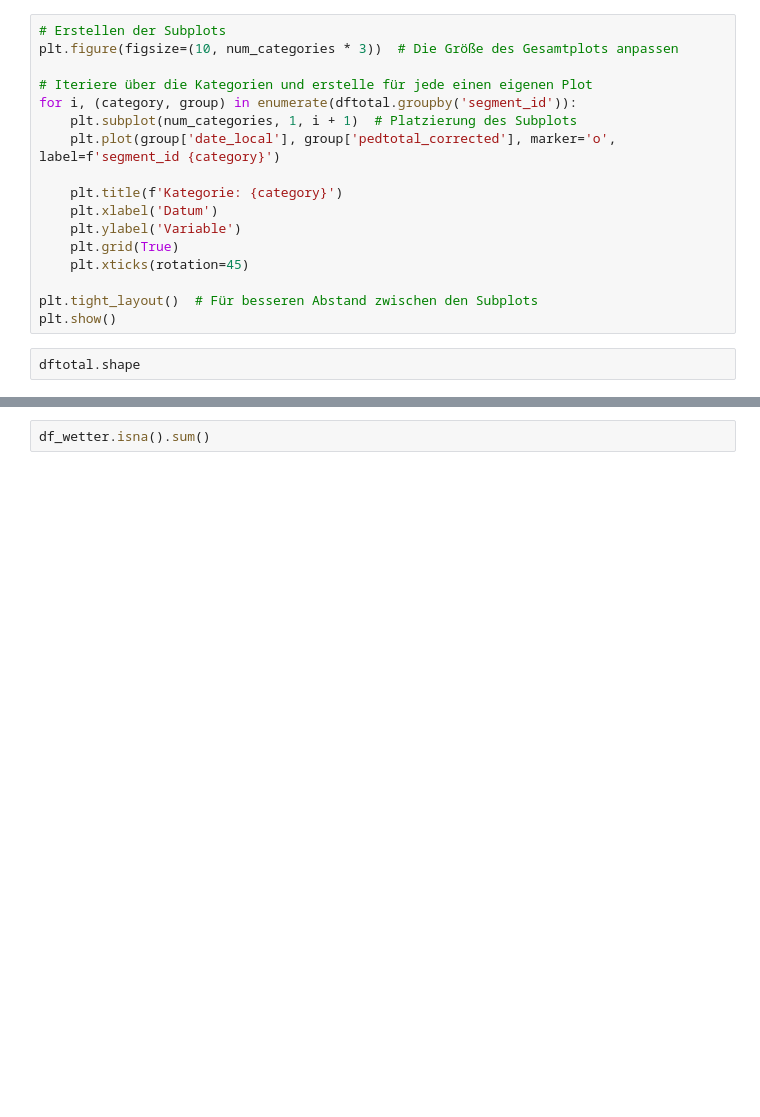
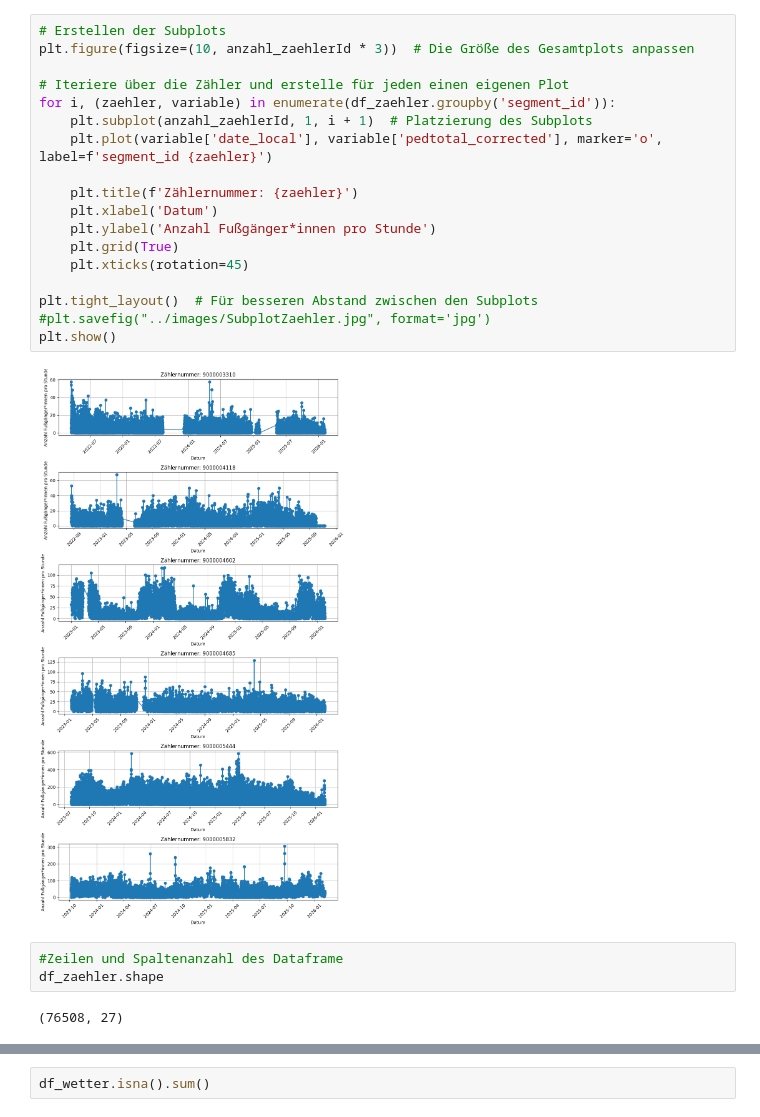
Before and after one commit to mjrm123mi/Data-Science-Pedestrian-Project, a Jupyter notebook: src/Explorative_Datenanalyse_Fußgaengerinnen.ipynb, the cells around one changed output, grey strips where cells are left out. Cells and saved outputs as stored; diff of their text form; blank space fills up the shorter version.

```diff
--- a/src/Explorative_Datenanalyse_Fußgaengerinnen.ipynb
+++ b/src/Explorative_Datenanalyse_Fußgaengerinnen.ipynb
@@ -62,20 +81,26 @@ num_categories = len(categories)
 # %%
 # Erstellen der Subplots
-plt.figure(figsize=(10, num_categories * 3))  # Die Größe des Gesamtplots anpassen
+plt.figure(figsize=(10, anzahl_zaehlerId * 3))  # Die Größe des Gesamtplots anpassen
 
-# Iteriere über die Kategorien und erstelle für jede einen eigenen Plot
-for i, (category, group) in enumerate(dftotal.groupby('segment_id')):
-    plt.subplot(num_categories, 1, i + 1)  # Platzierung des Subplots
-    plt.plot(group['date_local'], group['pedtotal_corrected'], marker='o', label=f'segment_id {category}')
+# Iteriere über die Zähler und erstelle für jeden einen eigenen Plot
+for i, (zaehler, variable) in enumerate(df_zaehler.groupby('segment_id')):
+    plt.subplot(anzahl_zaehlerId, 1, i + 1)  # Platzierung des Subplots
+    plt.plot(variable['date_local'], variable['pedtotal_corrected'], marker='o', label=f'segment_id {zaehler}')
 
-    plt.title(f'Kategorie: {category}')
+    plt.title(f'Zählernummer: {zaehler}')
     plt.xlabel('Datum')
-    plt.ylabel('Variable')
+    plt.ylabel('Anzahl Fußgänger*innen pro Stunde')
     plt.grid(True)
     plt.xticks(rotation=45)
 
 plt.tight_layout()  # Für besseren Abstand zwischen den Subplots
+#plt.savefig("../images/SubplotZaehler.jpg", format='jpg')
 plt.show()
+# %% [output]
+[figure, added]
 # %%
-dftotal.shape
+#Zeilen und Spaltenanzahl des Dataframe
+df_zaehler.shape
+# %% [output]
+(76508, 27)
 # %%
```
Also changed, not shown: parts of 102 cells of this notebook.
